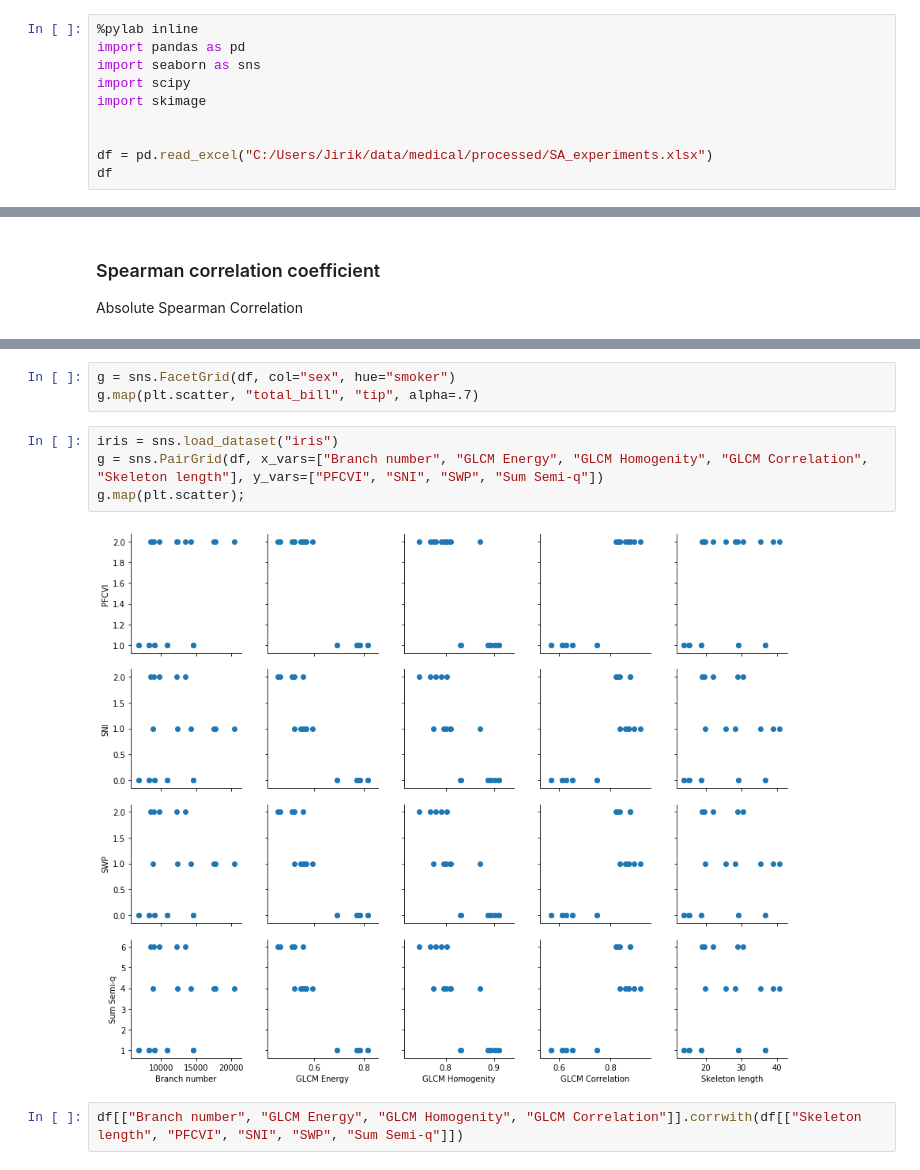
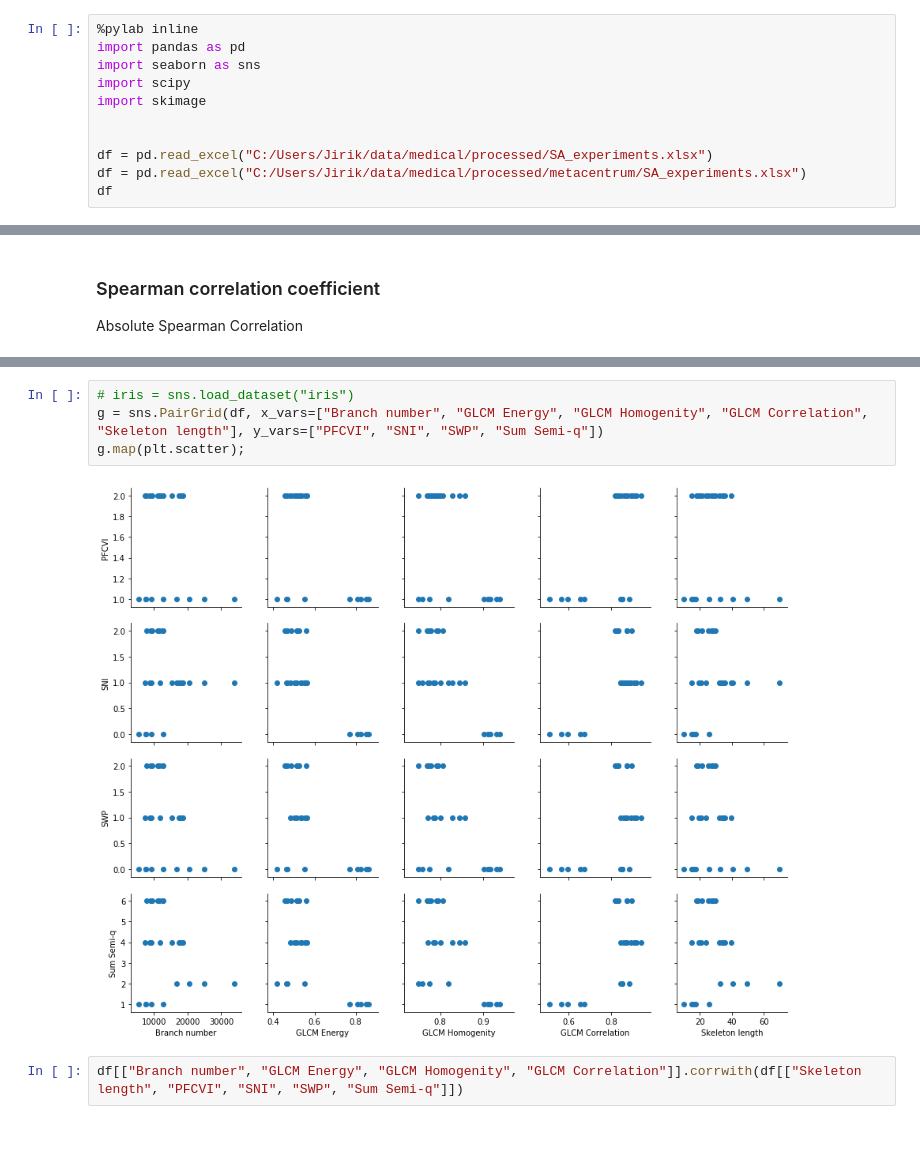
Before and after one commit to mjirik/scaffan, a Jupyter notebook: experiments/lobulus_area_evaluation.ipynb, the cells around one changed output, grey strips where cells are left out. Drawn from its saved outputs; the diff is of its cells as text; blank space fills up the shorter version.

Commit message:
experiment update

```diff
--- a/experiments/lobulus_area_evaluation.ipynb
+++ b/experiments/lobulus_area_evaluation.ipynb
@@ -7,6 +7,7 @@ import skimage
 
 
 df = pd.read_excel("C:/Users/Jirik/data/medical/processed/SA_experiments.xlsx")
+df = pd.read_excel("C:/Users/Jirik/data/medical/processed/metacentrum/SA_experiments.xlsx")
 df
 # %% [output]
 Populating the interactive namespace from numpy and matplotlib
@@ -115,12 +114,9 @@ dfcor.corr('spearman').abs().style.background_gradient(cmap=cm, low=0, high=1)
-# %%
-g = sns.FacetGrid(df, col="sex", hue="smoker")
-g.map(plt.scatter, "total_bill", "tip", alpha=.7)
 # %%
-iris = sns.load_dataset("iris")
+# iris = sns.load_dataset("iris")
 g = sns.PairGrid(df, x_vars=["Branch number", "GLCM Energy", "GLCM Homogenity", "GLCM Correlation", "Skeleton length"], y_vars=["PFCVI", "SNI", "SWP", "Sum Semi-q"])
 g.map(plt.scatter);
 # %% [output]
-[figure, old version]
+[figure, new version]
 # %%
 df[["Branch number", "GLCM Energy", "GLCM Homogenity", "GLCM Correlation"]].corrwith(df[["Skeleton length", "PFCVI", "SNI", "SWP", "Sum Semi-q"]])
 # %% [output]
```
Also changed, not shown: parts of 4 cells of this notebook, 1 other file.
